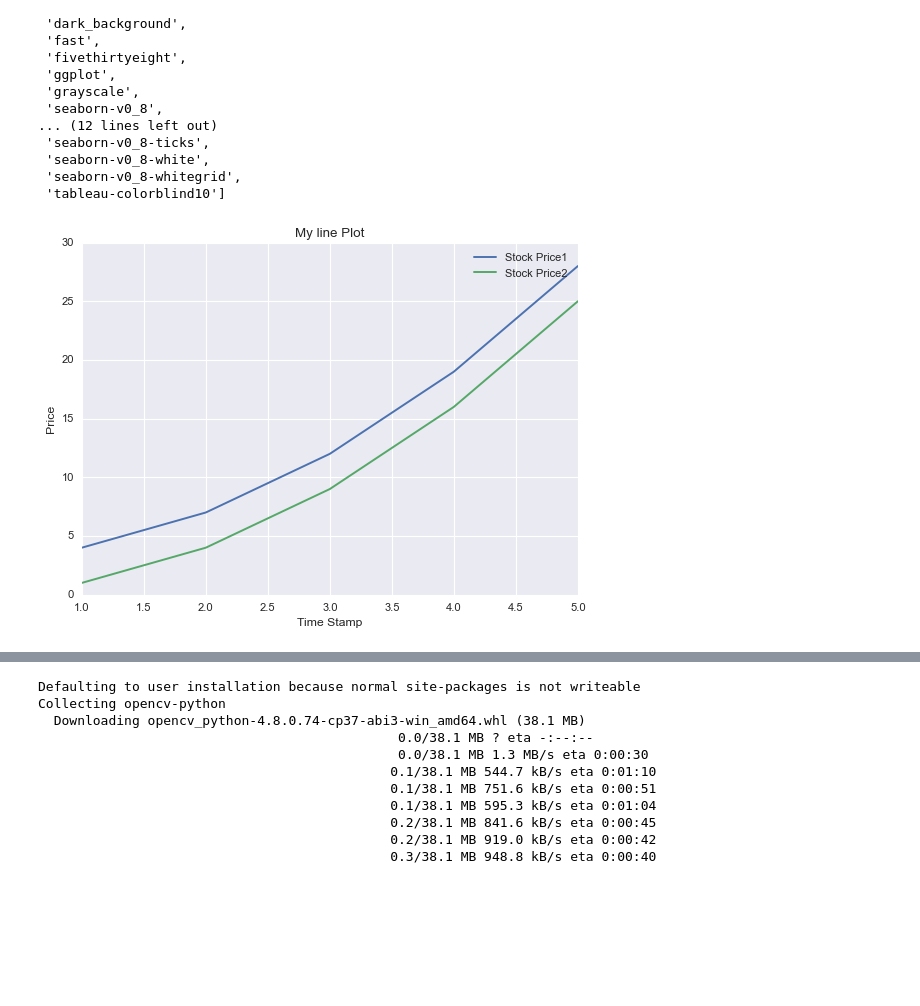
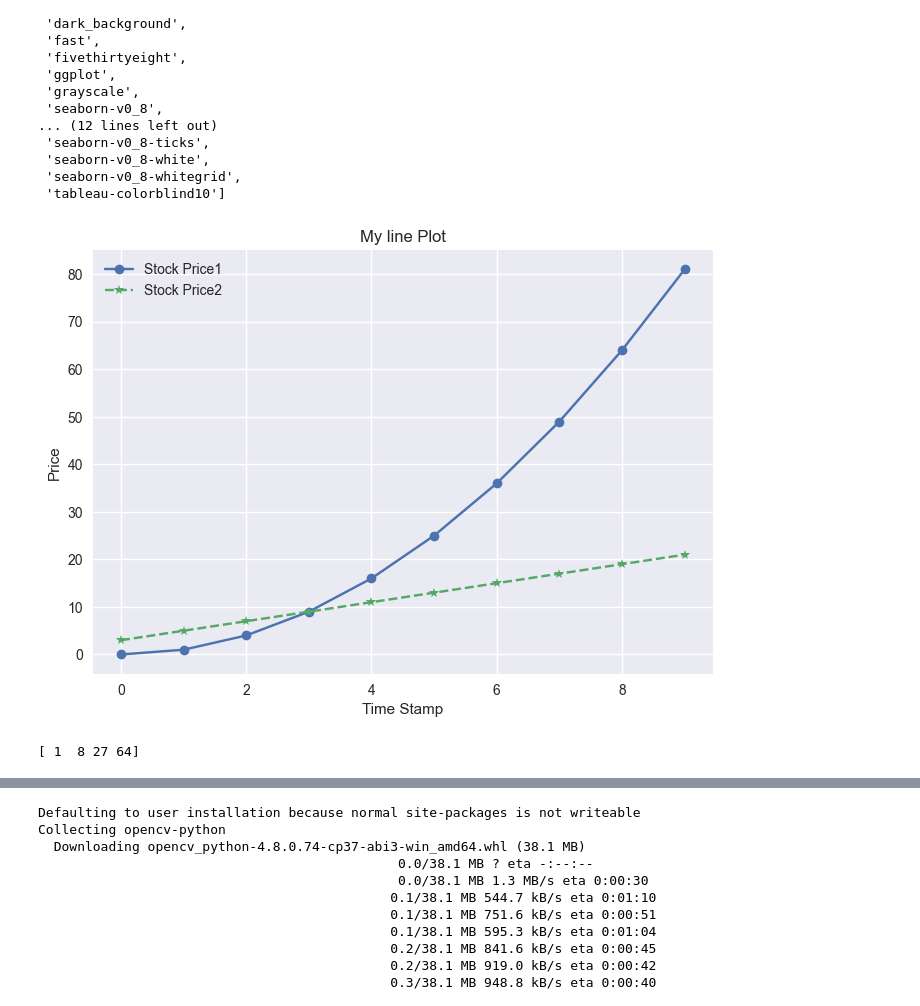
Before and after one commit to Jaya-Vashisth/Data-Science, a Jupyter notebook: python basics/8. Visualization and OpenCV.ipynb, the cells around one changed output, grey strips where cells are left out. Saved outputs shown, nothing was run; the diff lists cells and outputs as text; code cells hidden in the pictures; blank space fills up the shorter version.

```diff
--- a/python basics/8. Visualization and OpenCV.ipynb
+++ b/python basics/8. Visualization and OpenCV.ipynb
@@ -4,8 +4,9 @@
 import matplotlib.pyplot as plt
 import numpy as np
 # %%
-x =  np.array([1, 2, 3, 4, 5])
-y = x**2 + 3
+x = np.arange(10)
+y1 = x**2
+y2 = x*2 +3
 # %%
 plt.style.available
 # %% [output]
@@ -29,12 +30,19 @@ plt.style.available
 # %%
 plt.style.use("seaborn")
 # %%
-plt.plot(x, y, label = "Stock Price1")
-plt.plot(x, x**2, label = "Stock Price2")
+# line plot
+
+plt.plot(x, y1, label = "Stock Price1", marker = 'o')
+plt.plot(x, y2, label = "Stock Price2", linestyle = 'dashed', marker = '*')
 plt.legend()
 plt.xlabel("Time Stamp")
 plt.ylabel("Price")
 plt.title("My line Plot")
 plt.show()
 # %% [output]
-[figure, old version]
+[figure, new version]
+# %%
+prices = np.array([1,2,3,4])**3
+print(prices)
+# %% [output]
+[ 1  8 27 64]
```
Also changed, not shown: parts of 27 cells of this notebook, 6 other files.
